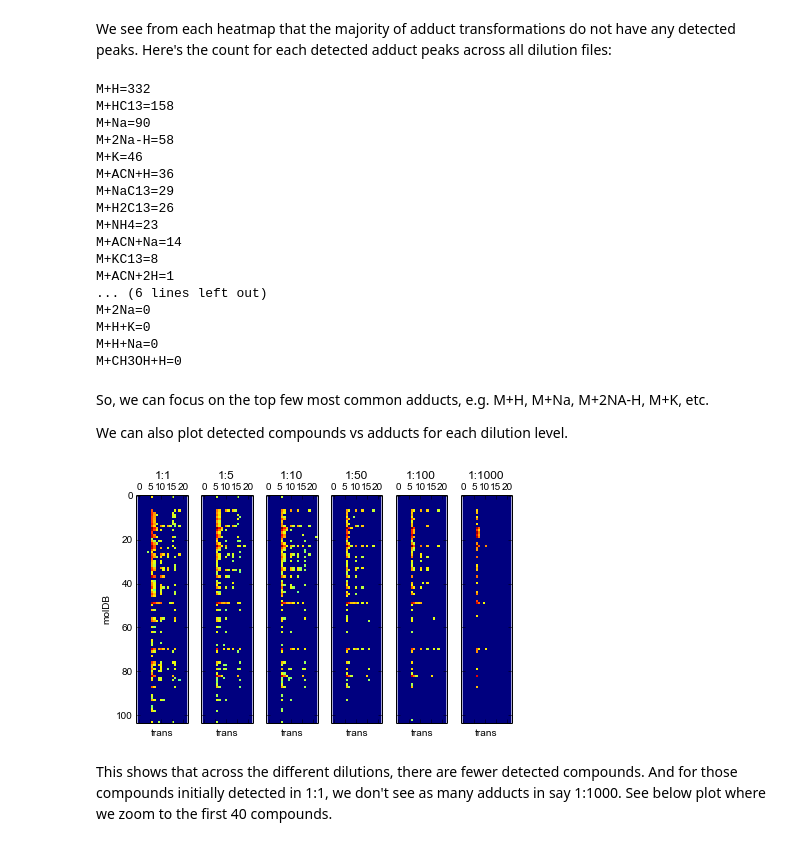
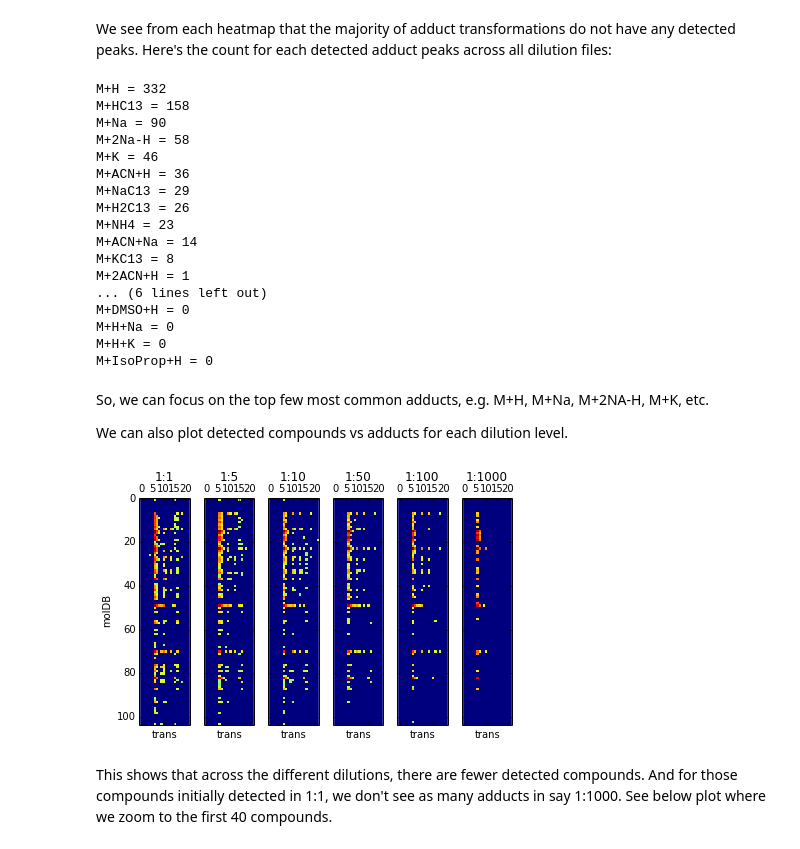
Before and after one commit to sdrogers/metabolomics_tools, a Jupyter notebook: AdductLevels/dilution_plots.ipynb, the cells around one changed output. Saved outputs shown, nothing was run; the diff lists cells and outputs as text; code cells hidden in the pictures.

```diff
--- a/AdductLevels/dilution_plots.ipynb
+++ b/AdductLevels/dilution_plots.ipynb
@@ -68,31 +73,31 @@ Transformation(trans_id=6, name='M+2Na', sub=22.98922108009076, mul=0.5, iso=0.0
 We see from each heatmap that the majority of adduct transformations do not have any detected peaks. Here's the count for each detected adduct peaks across all dilution files:
 # %%
 from collections import Counter
-c = Counter()
+trans_freq = Counter()
 for t in range(len(transformations)):
     results = trans_results[t]
     nnz = np.count_nonzero(results)
-    c[transformations[t].name] = nnz
-for (key, val) in c.most_common():
-    print key + "=" + str(val)
+    trans_freq[transformations[t]] = nnz
+for (key, val) in trans_freq.most_common():
+    print key.name + " = " + str(val)
 # %% [output]
-M+H=332
-M+HC13=158
-M+Na=90
-M+2Na-H=58
-M+K=46
-M+ACN+H=36
-M+NaC13=29
-M+H2C13=26
-M+NH4=23
-M+ACN+Na=14
-M+KC13=8
-M+ACN+2H=1
+M+H = 332
+M+HC13 = 158
+M+Na = 90
+M+2Na-H = 58
+M+K = 46
+M+ACN+H = 36
+M+NaC13 = 29
+M+H2C13 = 26
+M+NH4 = 23
+M+ACN+Na = 14
+M+KC13 = 8
+M+2ACN+H = 1
 ... (6 lines left out)
-M+2Na=0
-M+H+K=0
-M+H+Na=0
-M+CH3OH+H=0
+M+DMSO+H = 0
+M+H+Na = 0
+M+H+K = 0
+M+IsoProp+H = 0
 # %% [markdown]
 So, we can focus on the top few most common adducts, e.g. M+H, M+Na, M+2NA-H, M+K, etc.
 
@@ -150,10 +159,11 @@ def plot_adducts(n, show_mz=False):
             ax.set_xlabel("m/z")
         plt.tight_layout()
         plt.show()
-# %%
-plot_adducts(D)
-# %% [output]
-[figure, removed]
+# %%
+populate_matrix()
+plot_adducts(D)
+# %% [output]
+[figure, added]
 # %% [markdown]
 This shows that across the different dilutions, there are fewer detected compounds. And for those compounds initially detected in 1:1, we don't see as many adducts in say 1:1000. See below plot where we zoom to the first 40 compounds.
 # %%
```
Also changed, not shown: parts of 8 cells of this notebook, 1 other file.
